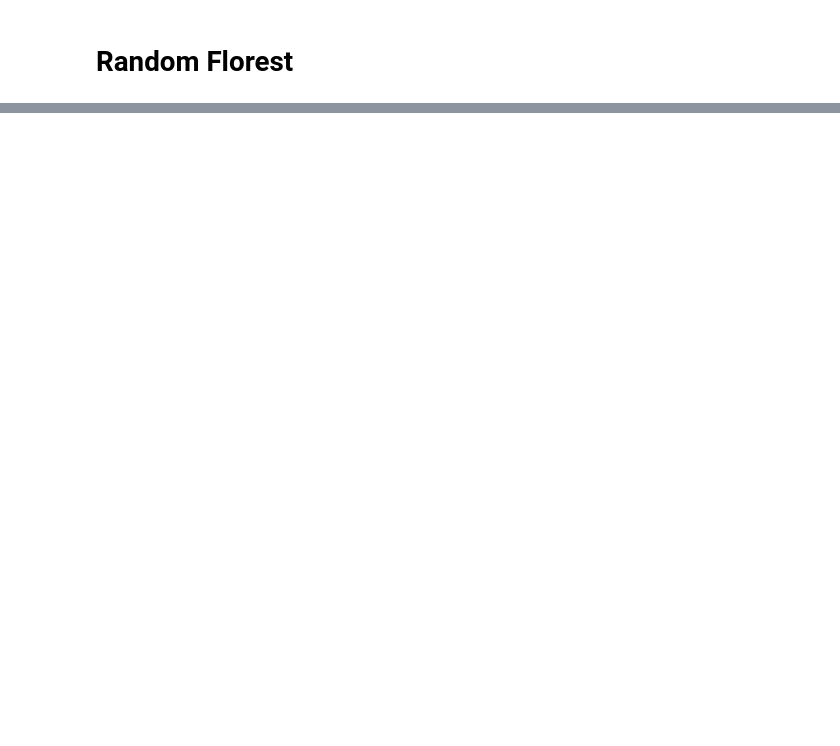
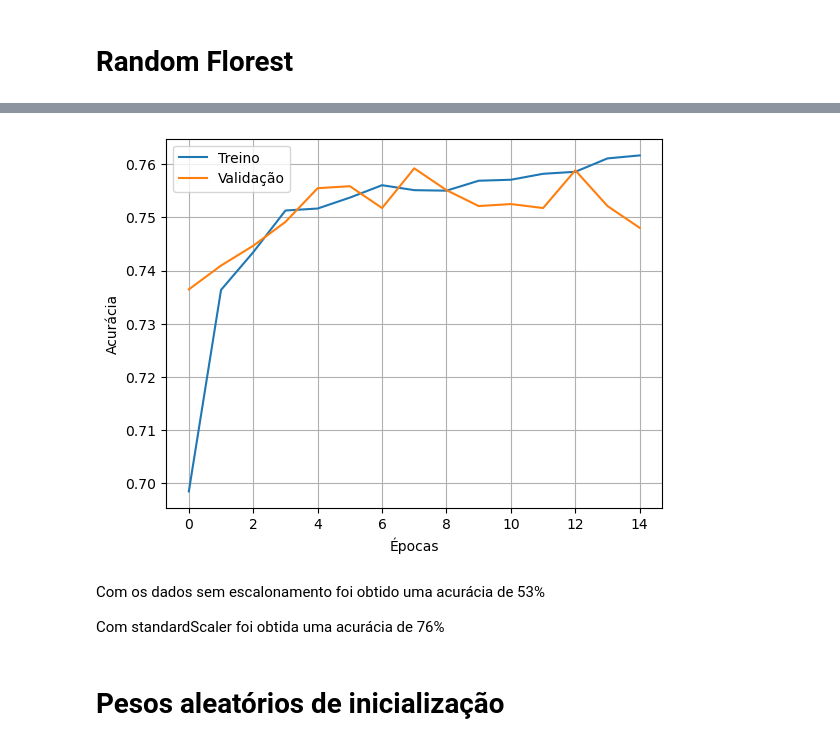
Before and after one commit to GuilhermeMaceno/Credit_Risk, a Jupyter notebook: credit_risk_ML.ipynb, the cells around one changed output, grey strips where cells are left out. Saved outputs shown, nothing was run; the diff lists cells and outputs as text; code cells hidden in the pictures; blank space fills up the shorter version.

```diff
--- a/credit_risk_ML.ipynb
+++ b/credit_risk_ML.ipynb
@@ -283,0 +328,27 @@ accuracy_score(y_teste, y_pred)
+# %%
+#Transformando os dados em matrizes
+x_neural = x.values
+y_neural = y.values
+
+x_neural = ColumnTransformer(transformers = [('num', StandardScaler(), [0, 1, 2, 3, 4, 5, 6, 7, 8, 9])],
+                                   remainder = 'passthrough').fit_transform(x_neural)
+x_treino, x_teste, y_treino, y_teste = train_test_split(x_neural, y_neural, random_state = 1, test_size = 0.2)
+# %%
+modelo = keras.Sequential(
+    [keras.layers.Flatten(input_shape = x_neural[1].shape),
+     keras.layers.Dense(256, activation = tensorflow.nn.relu),
+     keras.layers.Dense(256, activation = tensorflow.nn.relu),
+     keras.layers.Dropout(0.2),
+     keras.layers.Dense(1, activation = tensorflow.nn.sigmoid)
+    ]
+)
+
+modelo.compile(optimizer = 'adam',
+               loss = 'binary_crossentropy',
+               metrics = ['accuracy']
+)
+
+historico = modelo.fit(x_treino,
+                       y_treino,
+                       epochs = 15,
+                       validation_split = 0.2)
@@ -283,0 +373,15 @@ accuracy_score(y_teste, y_pred)
+# %%
+plt.plot(historico.history['accuracy'])
+plt.plot(historico.history['val_accuracy'])
+plt.xlabel('Épocas')
+plt.ylabel('Acurácia')
+plt.legend(['Treino', 'Validação'])
+plt.grid()
+# %% [output]
+[figure, added]
+# %% [markdown]
+Com os dados sem escalonamento foi obtido uma acurácia de 53%
+
+Com standardScaler foi obtida uma acurácia de 76%
+# %% [markdown]
+# Pesos aleatórios de inicialização
```
Also changed, not shown: parts of 32 cells of this notebook.
